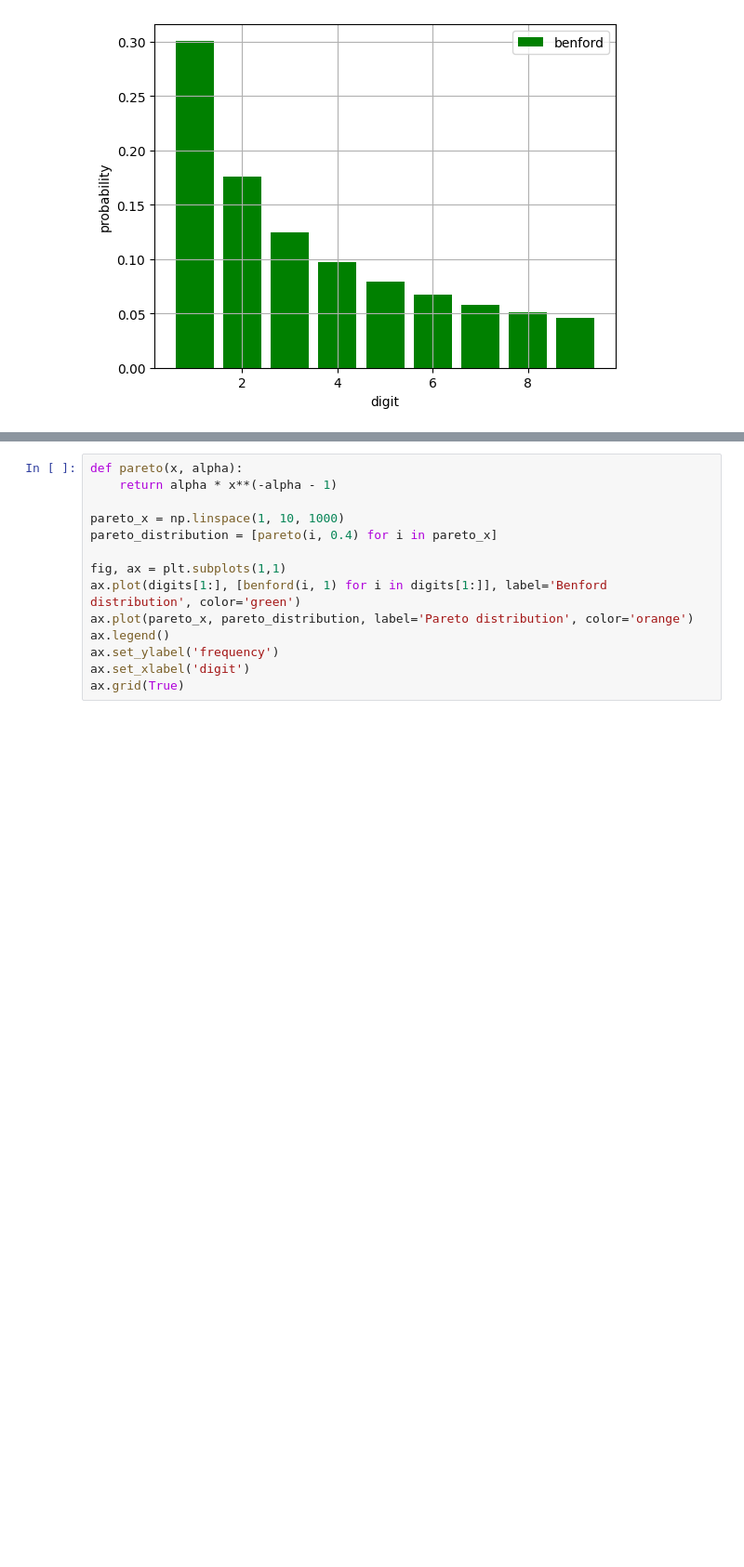
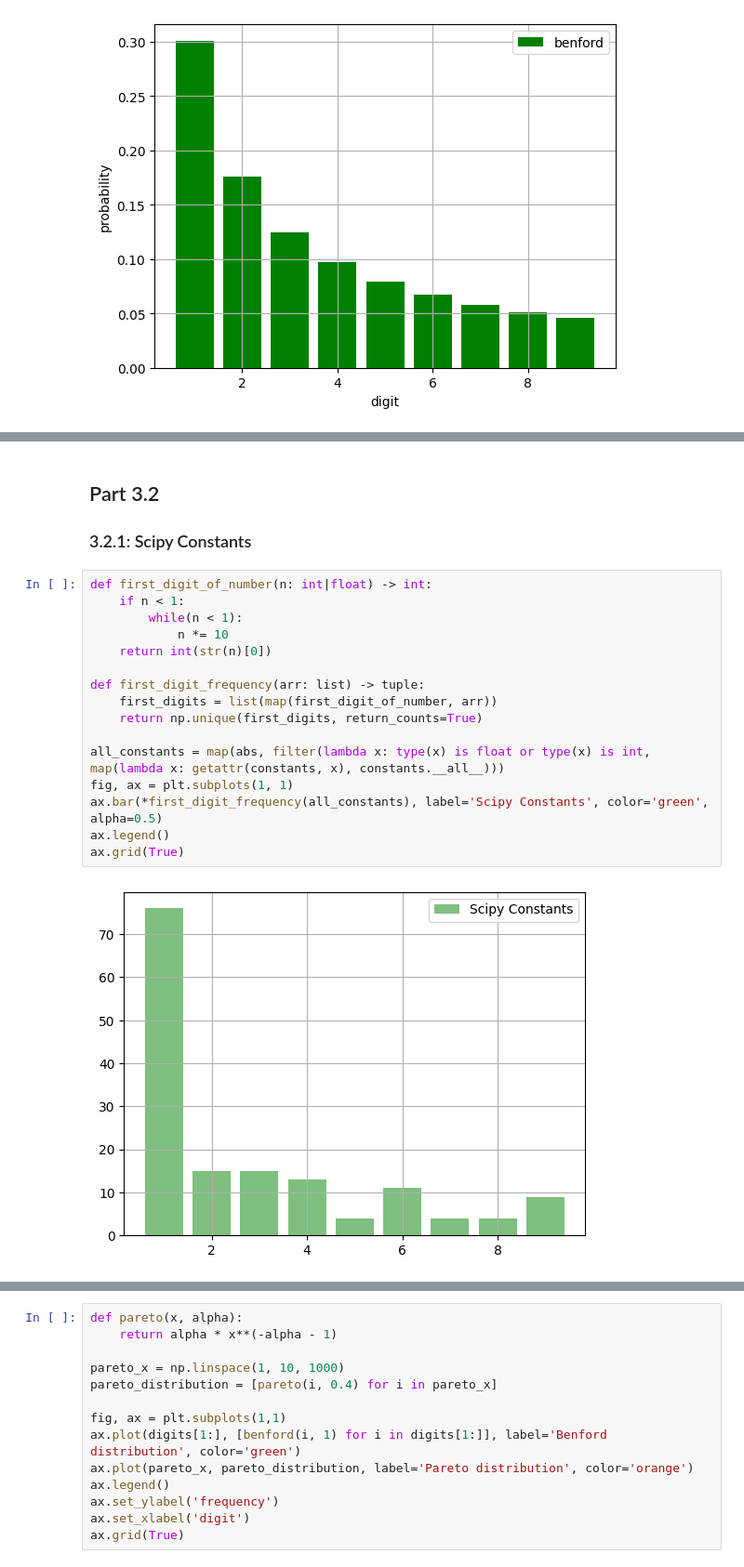
Before and after one commit to ILoveBacteria/probability-course-exercise, a Jupyter notebook: notebook.ipynb, the cells around one changed output, grey strips where cells are left out. Shown: that part at 93% size. Cells and saved outputs as stored; diff of their text form; blank space fills up the shorter version.

Commit message:
Add new parts to question 3

```diff
--- a/notebook.ipynb
+++ b/notebook.ipynb
@@ -158 +192,23 @@ for i, v in enumerate(ax.flatten()):
+# %% [markdown]
+## Part 3.2
+
+### 3.2.1: Scipy Constants
+# %%
+def first_digit_of_number(n: int|float) -> int:
+    if n < 1:
+        while(n < 1):
+            n *= 10
+    return int(str(n)[0])
+
+def first_digit_frequency(arr: list) -> tuple:
+    first_digits = list(map(first_digit_of_number, arr))
+    return np.unique(first_digits, return_counts=True)
+
+all_constants = map(abs, filter(lambda x: type(x) is float or type(x) is int, map(lambda x: getattr(constants, x), constants.__all__)))
+fig, ax = plt.subplots(1, 1)
+ax.bar(*first_digit_frequency(all_constants), label='Scipy Constants', color='green', alpha=0.5)
+ax.legend()
+ax.grid(True)
+# %% [output]
+[figure, added]
 # %% [markdown]
```
Also changed, not shown: parts of 23 cells of this notebook.
